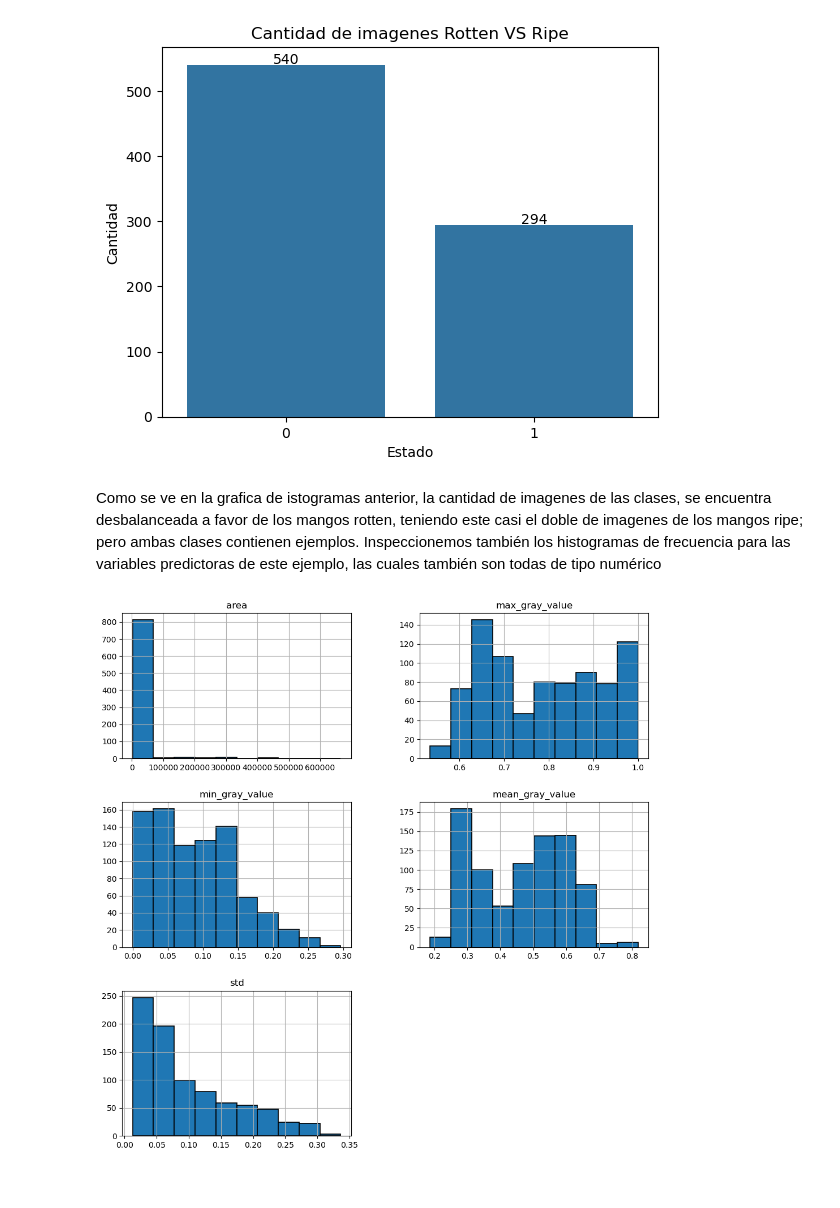
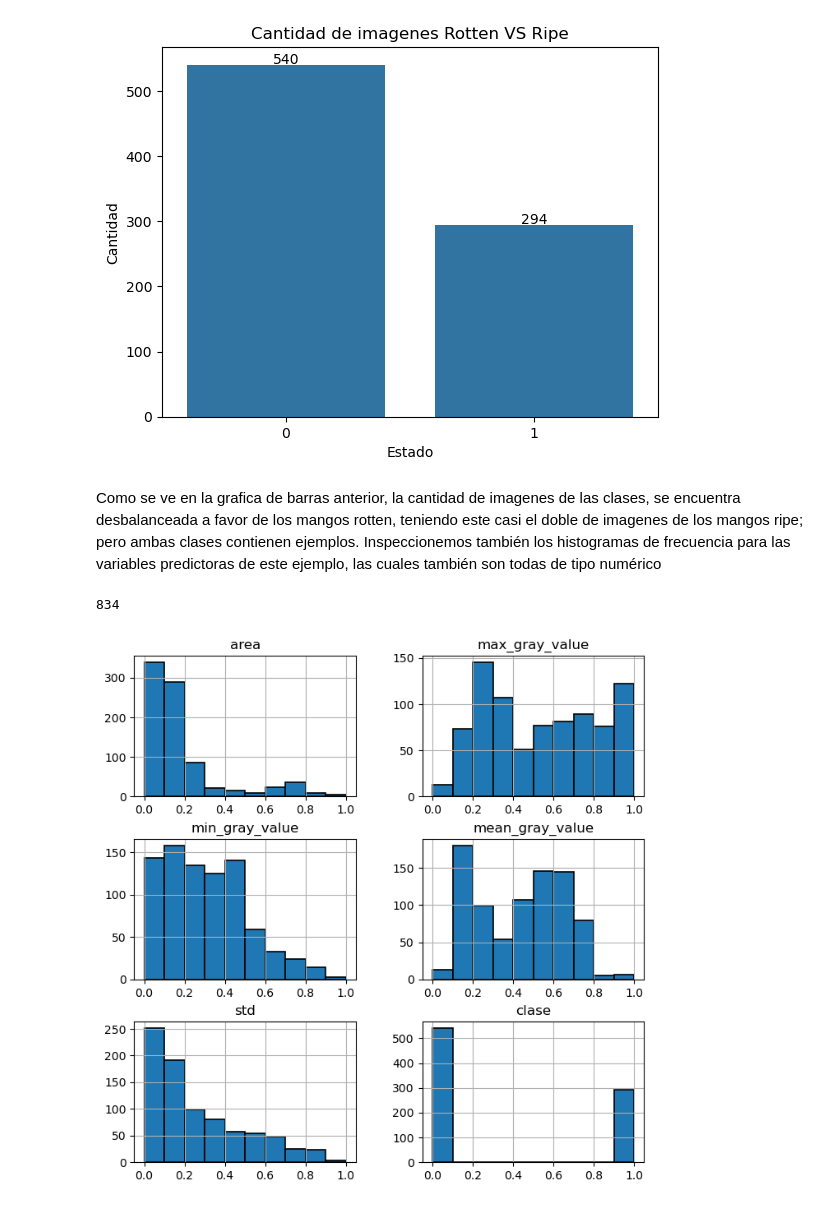
Before and after one commit to bragon23/proyecto_clasificador_mangos, a Jupyter notebook: proyecto_final2.ipynb, the cells around one changed output. Saved outputs shown, nothing was run; the diff lists cells and outputs as text; code cells hidden in the pictures.

```diff
--- a/proyecto_final2.ipynb
+++ b/proyecto_final2.ipynb
@@ -332,12 +358,13 @@ plt.show()
 # %% [output]
 [figure]
 # %% [markdown]
-Como se ve en la grafica de istogramas anterior, la cantidad de imagenes de las clases, se encuentra desbalanceada a favor de los mangos rotten, teniendo este casi el doble de imagenes de los mangos ripe; pero ambas clases contienen ejemplos. Inspeccionemos también los histogramas de frecuencia para las variables predictoras de este ejemplo, las cuales también son todas de tipo numérico
+Como se ve en la grafica de barras anterior, la cantidad de imagenes de las clases, se encuentra desbalanceada a favor de los mangos rotten, teniendo este casi el doble de imagenes de los mangos ripe; pero ambas clases contienen ejemplos. Inspeccionemos también los histogramas de frecuencia para las variables predictoras de este ejemplo, las cuales también son todas de tipo numérico
 # %%
-mangos_var = df_mangos_combinado.drop(['clase'], axis=1)
-mangos_var.hist(edgecolor='black', linewidth=1.2)
+print(len(df_mangos_normalizado))
+df_mangos_normalizado.hist(edgecolor='black', linewidth=1.2)
 fig=plt.gcf()
-fig.set_size_inches(12,12)
+fig.set_size_inches(8,8)
 plt.show()
 # %% [output]
+834
-[figure, old version]
+[figure, new version]
```
Also changed, not shown: parts of 24 cells of this notebook.
